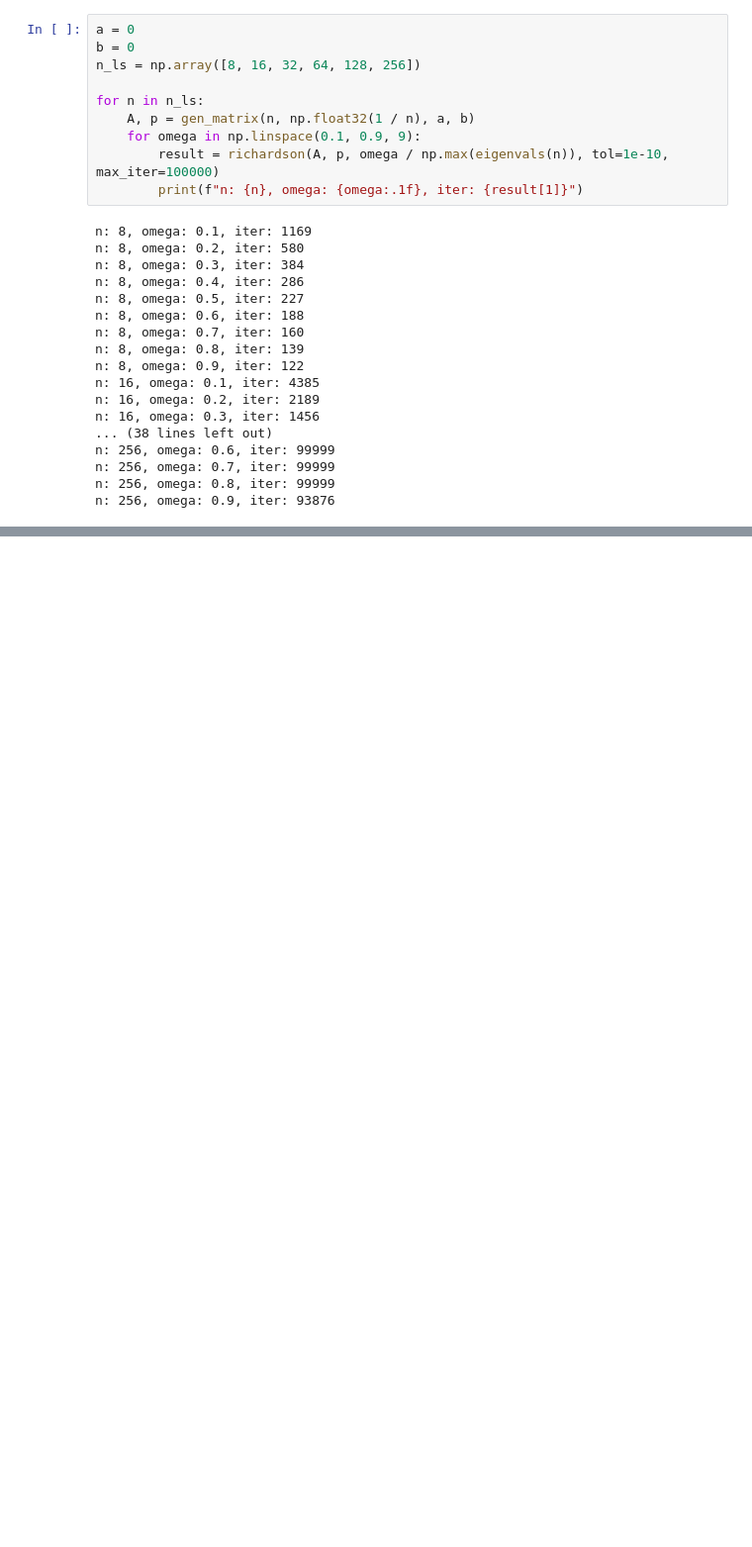
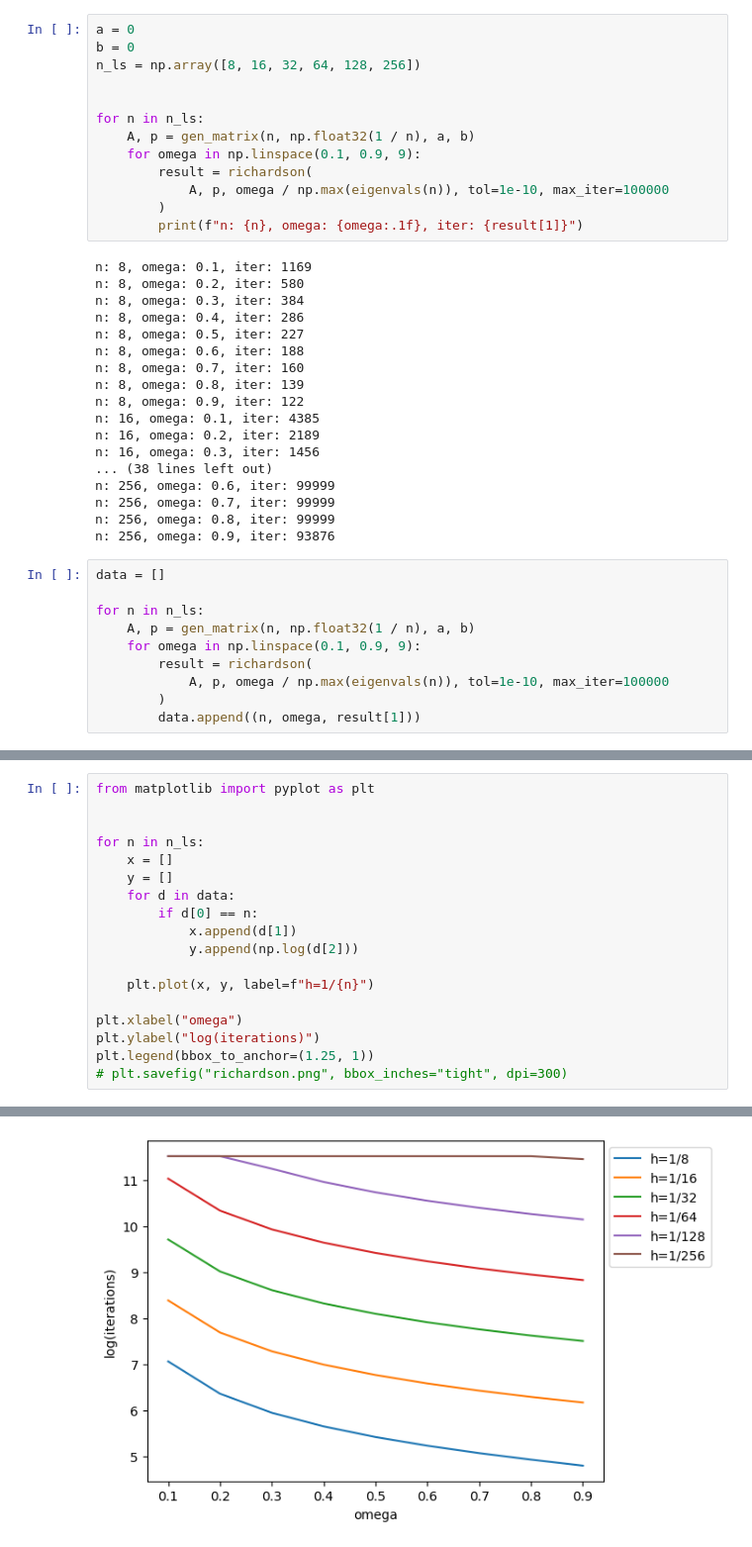
Before and after one commit to AustinZhang1024/Numerik-II, a Jupyter notebook: Exercise 05/2.ipynb, the cells around one changed output, grey strips where cells are left out. Shown at 99% size. Drawn from its saved outputs; the diff is of its cells as text; blank space fills up the shorter version.

```diff
--- a/Exercise 05/2.ipynb
+++ b/Exercise 05/2.ipynb
@@ -140,10 +140,13 @@ a = 0
 b = 0
 n_ls = np.array([8, 16, 32, 64, 128, 256])
 
+
 for n in n_ls:
     A, p = gen_matrix(n, np.float32(1 / n), a, b)
     for omega in np.linspace(0.1, 0.9, 9):
-        result = richardson(A, p, omega / np.max(eigenvals(n)), tol=1e-10, max_iter=100000)
+        result = richardson(
+            A, p, omega / np.max(eigenvals(n)), tol=1e-10, max_iter=100000
+        )
         print(f"n: {n}, omega: {omega:.1f}, iter: {result[1]}")
 # %% [output]
 n: 8, omega: 0.1, iter: 1169
@@ -163,3 +166,13 @@ n: 256, omega: 0.6, iter: 99999
 n: 256, omega: 0.7, iter: 99999
 n: 256, omega: 0.8, iter: 99999
 n: 256, omega: 0.9, iter: 93876
+# %%
+data = []
+
+for n in n_ls:
+    A, p = gen_matrix(n, np.float32(1 / n), a, b)
+    for omega in np.linspace(0.1, 0.9, 9):
+        result = richardson(
+            A, p, omega / np.max(eigenvals(n)), tol=1e-10, max_iter=100000
+        )
+        data.append((n, omega, result[1]))
@@ -165,0 +181,19 @@ n: 256, omega: 0.9, iter: 93876
+# %%
+from matplotlib import pyplot as plt
+
+
+for n in n_ls:
+    x = []
+    y = []
+    for d in data:
+        if d[0] == n:
+            x.append(d[1])
+            y.append(np.log(d[2]))
+
+    plt.plot(x, y, label=f"h=1/{n}")
+
+plt.xlabel("omega")
+plt.ylabel("log(iterations)")
+plt.legend(bbox_to_anchor=(1.25, 1))
+# plt.savefig("richardson.png", bbox_inches="tight", dpi=300)
+# %% [output]
@@ -165,0 +201 @@ n: 256, omega: 0.9, iter: 93876
+[figure, added]
```
Also changed, not shown: parts of 2 cells of this notebook, 4 other files.
